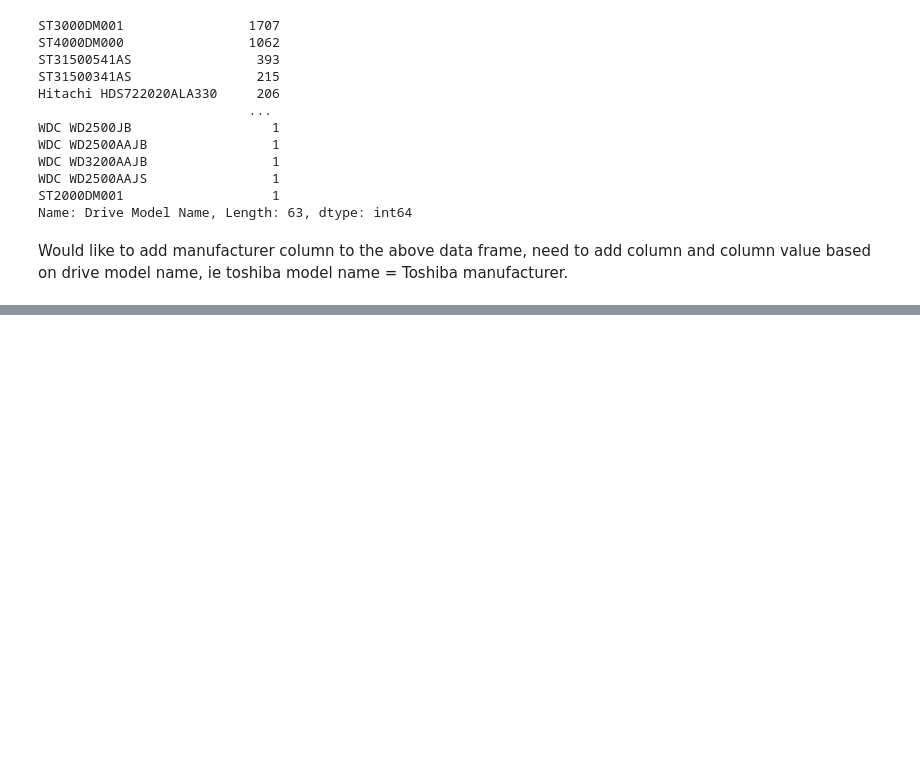
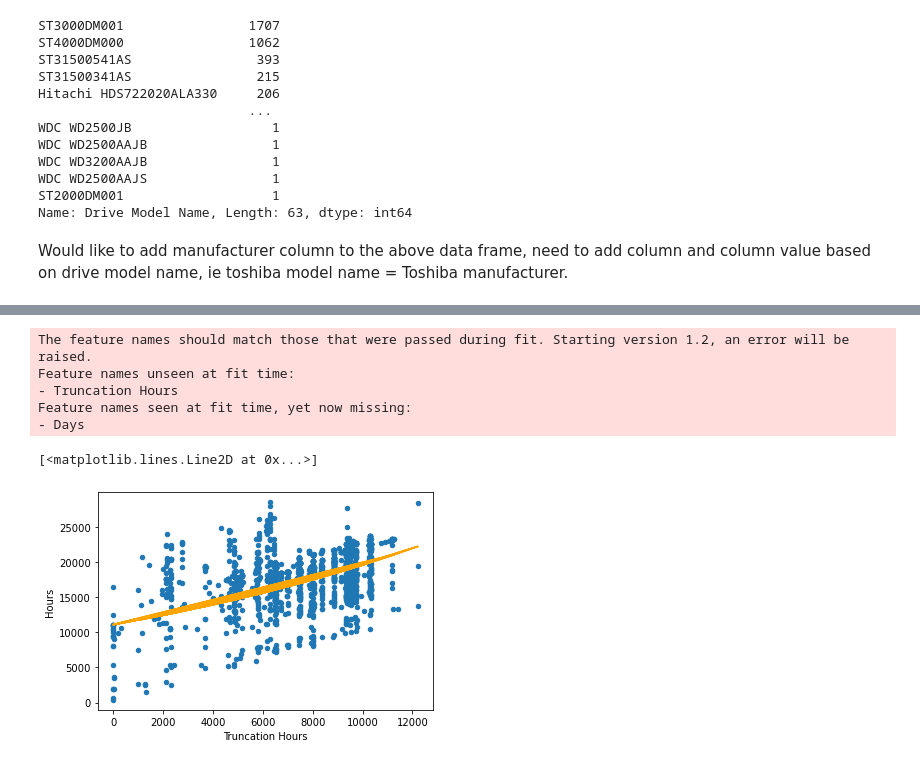
Before and after one commit to football3o/cs105_final, a Jupyter notebook: Final_Project.ipynb, the cells around one changed output, grey strips where cells are left out. Drawn from its saved outputs; the diff is of its cells as text; code cells hidden in the pictures; blank space fills up the shorter version.

```diff
--- a/Final_Project.ipynb
+++ b/Final_Project.ipynb
@@ -473,0 +583,18 @@ Would like to add manufacturer column to the above data frame, need to add colum
+# %%
+bb14_X_new = pd.DataFrame()
+
+bb14_X_new["Truncation Hours"] = np.linspace(0, 13000, num=50)
+
+bb14_y_new_ = pd.Series(model.predict(bb14_X_new),index=bb14_X_new["Truncation Hours"])
+
+bblaze14_train.plot.scatter(x="Truncation Hours", y="Hours")
+#bb14_y_new_.plot.line(color='red')
+plt.plot(bblaze14_train["Truncation Hours"], bb14_exp_y, color='orange', )
+# %% [output]
+The feature names should match those that were passed during fit. Starting version 1.2, an error will be raised.
+Feature names unseen at fit time:
+- Truncation Hours
+Feature names seen at fit time, yet now missing:
+- Days
+[<matplotlib.lines.Line2D at 0x...>]
+[figure, added]
```
Also changed, not shown: parts of 14 cells of this notebook.
